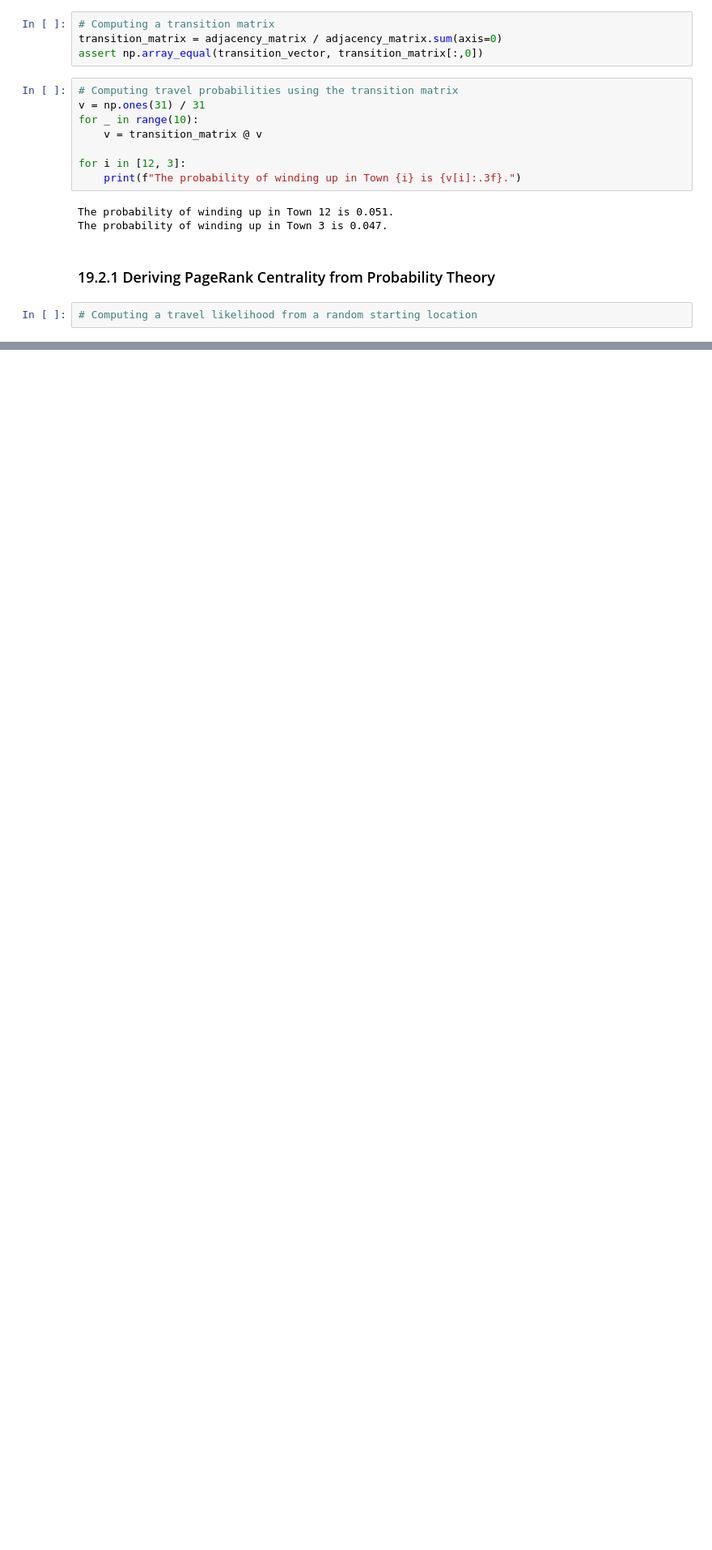
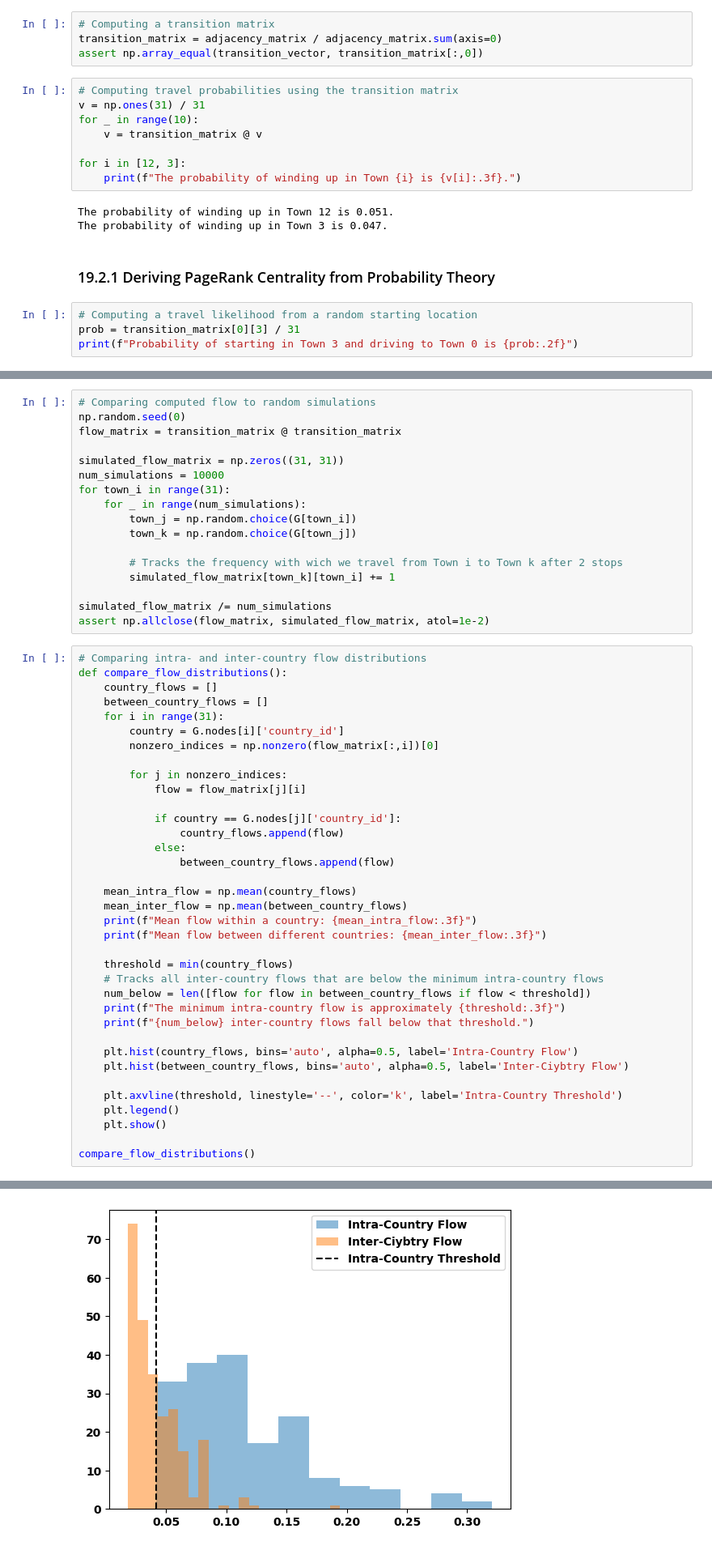
Before and after one commit to IanSinColorado/DataScienceBootcamp, a Jupyter notebook: Chapter19.ipynb, the cells around one changed output, grey strips where cells are left out. Shown: that part at 81% size. Cells and saved outputs as stored; diff of their text form; blank space fills up the shorter version.

```diff
--- a/Chapter19.ipynb
+++ b/Chapter19.ipynb
@@ -188,3 +188,5 @@ The probability of winding up in Town 3 is 0.047.
 ### 19.2.1 Deriving PageRank Centrality from Probability Theory
 # %%
 # Computing a travel likelihood from a random starting location
+prob = transition_matrix[0][3] / 31
+print(f"Probability of starting in Town 3 and driving to Town 0 is {prob:.2f}")
@@ -190,0 +326,54 @@ The probability of winding up in Town 3 is 0.047.
+# %%
+# Comparing computed flow to random simulations
+np.random.seed(0)
+flow_matrix = transition_matrix @ transition_matrix
+
+simulated_flow_matrix = np.zeros((31, 31))
+num_simulations = 10000
+for town_i in range(31):
+    for _ in range(num_simulations):
+        town_j = np.random.choice(G[town_i])
+        town_k = np.random.choice(G[town_j])
+
+        # Tracks the frequency with wich we travel from Town i to Town k after 2 stops
+        simulated_flow_matrix[town_k][town_i] += 1
+
+simulated_flow_matrix /= num_simulations
+assert np.allclose(flow_matrix, simulated_flow_matrix, atol=1e-2)
+# %%
+# Comparing intra- and inter-country flow distributions
+def compare_flow_distributions():
+    country_flows = []
+    between_country_flows = []
+    for i in range(31):
+        country = G.nodes[i]['country_id']
+        nonzero_indices = np.nonzero(flow_matrix[:,i])[0]
+
+        for j in nonzero_indices:
+            flow = flow_matrix[j][i]
+
+            if country == G.nodes[j]['country_id']:
+                country_flows.append(flow)
+            else:
+                between_country_flows.append(flow)
+
+    mean_intra_flow = np.mean(country_flows)
+    mean_inter_flow = np.mean(between_country_flows)
+    print(f"Mean flow within a country: {mean_intra_flow:.3f}")
+    print(f"Mean flow between different countries: {mean_inter_flow:.3f}")
+
+    threshold = min(country_flows)
+    # Tracks all inter-country flows that are below the minimum intra-country flows
+    num_below = len([flow for flow in between_country_flows if flow < threshold])
+    print(f"The minimum intra-country flow is approximately {threshold:.3f}")
+    print(f"{num_below} inter-country flows fall below that threshold.")
+
+    plt.hist(country_flows, bins='auto', alpha=0.5, label='Intra-Country Flow')
+    plt.hist(between_country_flows, bins='auto', alpha=0.5, label='Inter-Ciybtry Flow')
+
+    plt.axvline(threshold, linestyle='--', color='k', label='Intra-Country Threshold')
+    plt.legend()
+    plt.show()
+
+compare_flow_distributions()
+# %% [output]
@@ -190,0 +384 @@ The probability of winding up in Town 3 is 0.047.
+[figure, added]
```
Also changed, not shown: parts of 37 cells of this notebook.
